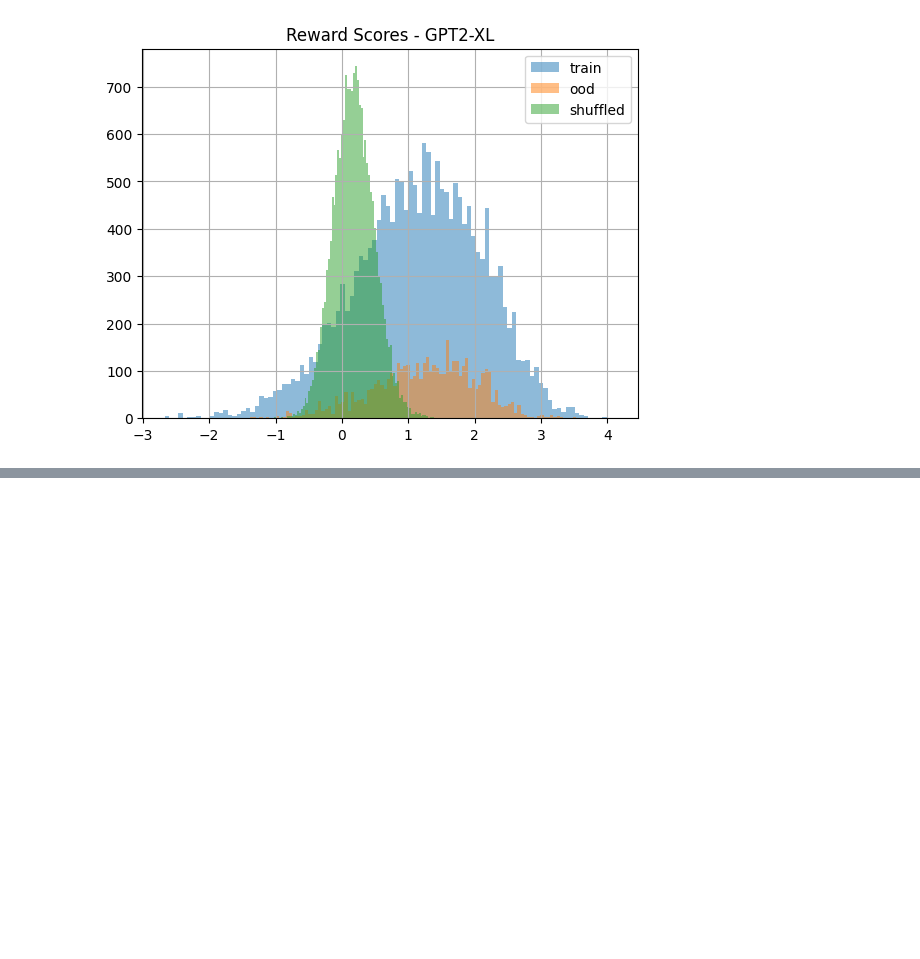
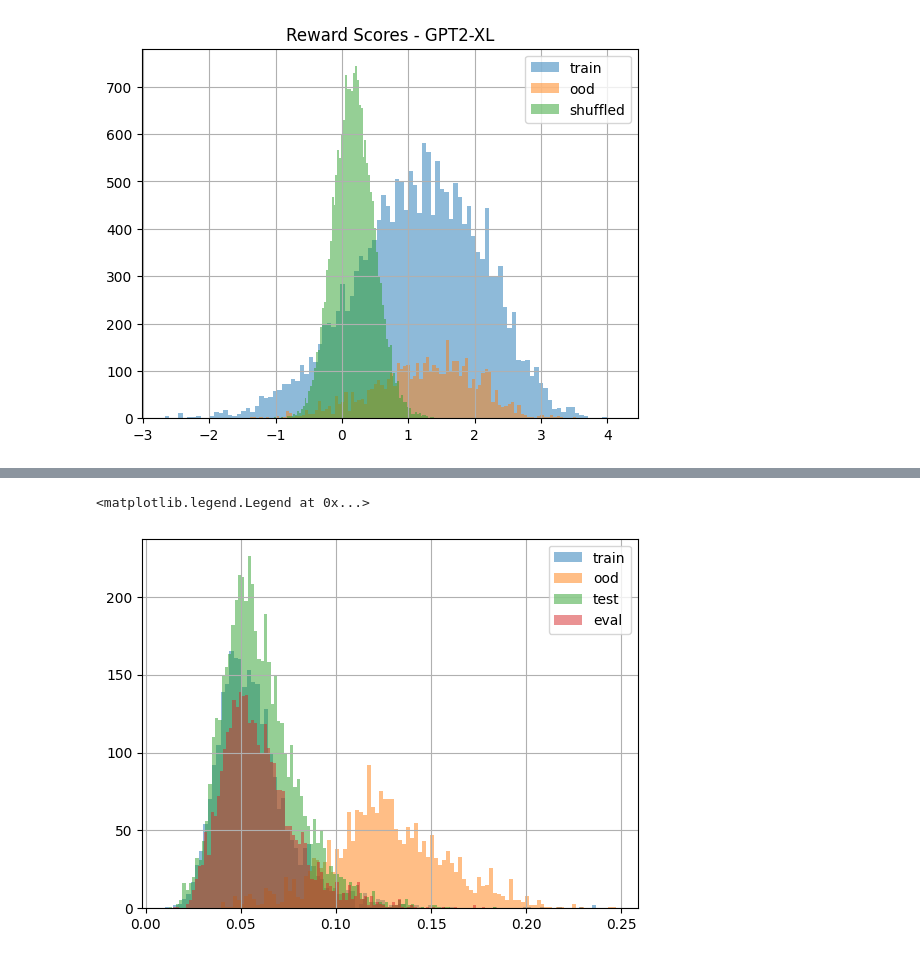
Before and after one commit to luckeciano/BAL-PM, a Jupyter notebook: jupyter/FeatureSpacePreferenceModels.ipynb, the cells around one changed output, grey strips where cells are left out. Saved outputs shown, nothing was run; the diff lists cells and outputs as text; code cells hidden in the pictures; blank space fills up the shorter version.

```diff
--- a/jupyter/FeatureSpacePreferenceModels.ipynb
+++ b/jupyter/FeatureSpacePreferenceModels.ipynb
@@ -136,0 +177,22 @@ Text(0.5, 1.0, 'Reward Scores - GPT2-XL')
+# %%
+import pandas as pd
+import glob
+from functools import reduce
+import numpy as np
+import matplotlib.pyplot as plt
+reward_files = glob.glob('/users/lucelo/UQLRM/metadata_single_mlp_*.tsv')
+reward_dfs = []
+for file in reward_files:
+    df = pd.read_csv(file, sep='\t', header=0)[['id', 'RewardScore', 'Dataset', 'Preference']]
+    chosen_df = df[df['Preference'] == 'chosen'].rename(columns={'RewardScore': 'RewardChosen'})
+    rejected_df = df[df['Preference'] == 'rejected'].rename(columns={'RewardScore': 'RewardRejected'})
+    merged_df = chosen_df.merge(rejected_df, on=['id', 'Dataset'], how='inner')
+    merged_df['RewardDiff'] = merged_df['RewardChosen'] - merged_df['RewardRejected']
+    merged_df['PreferenceProb'] = sigmoid(merged_df['RewardDiff'])
+    reward_dfs.append(merged_df)
+
+for i, df in enumerate(reward_dfs):
+    # Add unique suffixes to the column names
+    df.columns = [f"{col}_{i}" if col != 'id' else col for col in df.columns]
+
+final_rewards =  pd.concat(reward_dfs, axis=1)
@@ -136,0 +222,15 @@ Text(0.5, 1.0, 'Reward Scores - GPT2-XL')
+# %%
+from tqdm import tqdm
+tqdm.pandas()
+N = len(reward_dfs)
+pairs = [(i, j) for i in range(N) for j in range(N)]
+def compute_rw_diff_pairs(x):
+    # np.random.shuffle(pairs)
+    # pairs = pairs[:N]
+    diffs = []
+    for pair in pairs:
+        i,j = pair
+        diffs.append(x[f'RewardChosen_{i}'] - x[f'RewardRejected_{j}'])
+    return np.var(diffs)
+
+final_rewards['RwDiffDistincPairs'] = final_rewards.progress_apply(lambda x: compute_rw_diff_pairs(x), axis=1)
@@ -136,0 +247,9 @@ Text(0.5, 1.0, 'Reward Scores - GPT2-XL')
+# %%
+final_rewards[final_rewards['Dataset_0'] == 'train']['RwDiffDistincPairs'].hist(bins=100, alpha=0.5, label='train')
+final_rewards[final_rewards['Dataset_0'] == 'ood']['RwDiffDistincPairs'].hist(bins=100, alpha=0.5, label='ood')
+final_rewards[final_rewards['Dataset_0'] == 'test']['RwDiffDistincPairs'].hist(bins=100, alpha=0.5, label='test')
+final_rewards[final_rewards['Dataset_0'] == 'eval']['RwDiffDistincPairs'].hist(bins=100, alpha=0.5, label='eval')
+plt.legend()
+# %% [output]
+<matplotlib.legend.Legend at 0x...>
+[figure, added]
```
Also changed, not shown: parts of 36 cells of this notebook, 3 other files.
